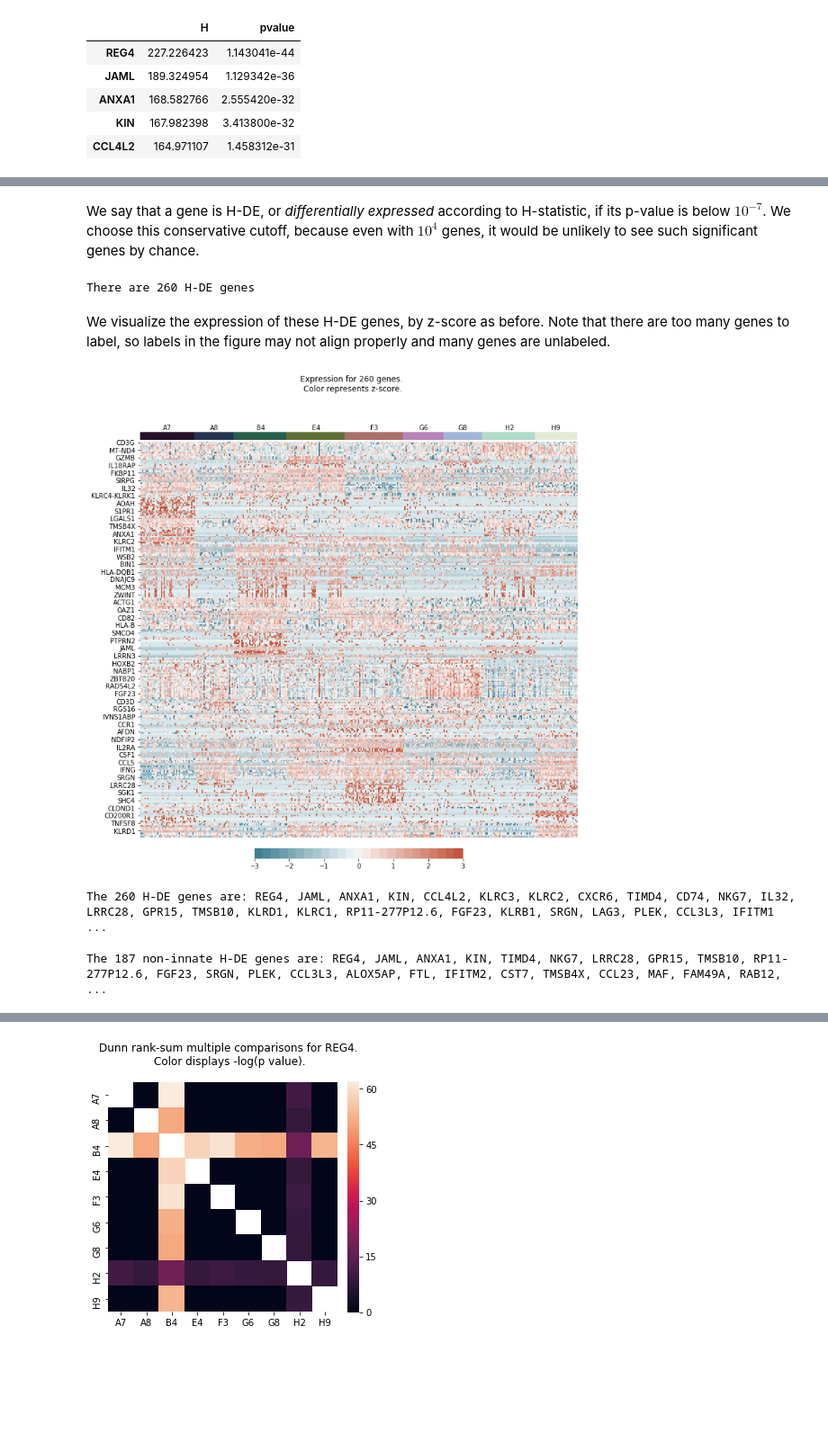
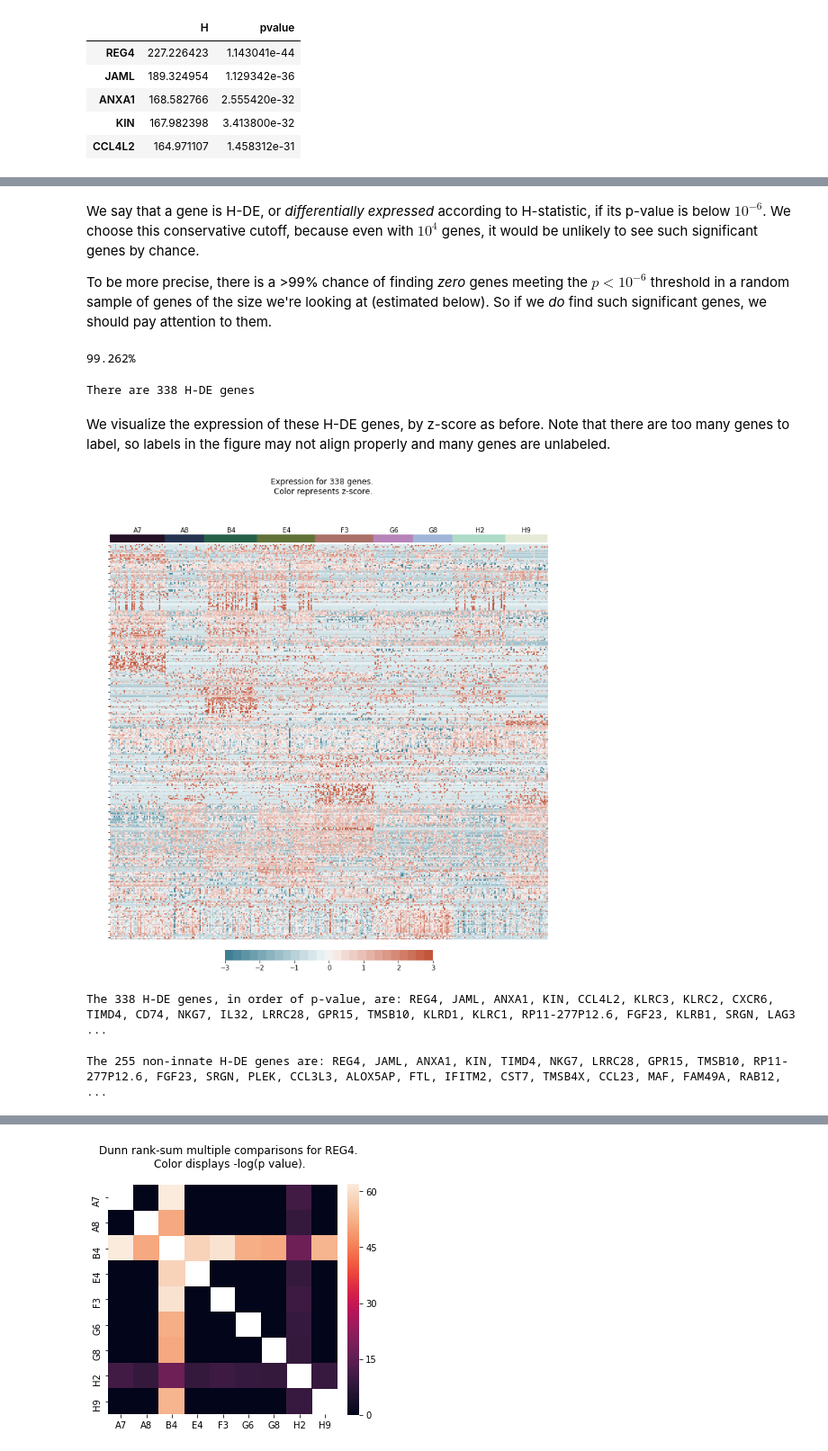
Before and after one commit to MartyWeissman/Clones, a Jupyter notebook: P1902 Analysis.ipynb, the cells around one changed output, grey strips where cells are left out. Shown at 90% size. Drawn from its saved outputs; the diff is of its cells as text; code cells hidden in the pictures; blank space fills up the shorter version.

```diff
--- a/P1902 Analysis.ipynb
+++ b/P1902 Analysis.ipynb
@@ -388,7 +388,7 @@ def sort_by(df, col, valuelist):
     return df
 # %%
 def vis_genebars(ef, mf, genelist, prop, classlist = None,z_score=True, binarize=False,
-                 cutoff = 1.0, num_genes = False, sort=True):
+                 cutoff = 1.0, num_genes = False, sort=True, genelabels = True, fitlabels = False):
     '''
     Visualizes gene expression across cells.
 
@@ -403,6 +403,8 @@ def vis_genebars(ef, mf, genelist, prop, classlist = None,z_score=True, binarize
         cutoff:  The cutoff for binarization.
         num_genes:  Plot an extra row, for the total number of genes expressed.
         sort:  If True, sort and hierarchically cluster the genes.
+        genelabels:  Label the rows by genes if True.
+        fitlabels:  If True, extend the height of the image to fit in all the gene labels.
 
     Returns:
         None.  Just makes a pretty picture.
@@ -431,7 +433,11 @@ def vis_genebars(ef, mf, genelist, prop, classlist = None,z_score=True, binarize
     classes = md[prop].unique()
 
     # Create plot.
-    fig, axes = plt.subplots(2,1, sharex = True, figsize=(12, 12),
+    if fitlabels:
+        figheight = len(genelist) // 4
+    else:
+        figheight = 12
+    fig, axes = plt.subplots(2,1, sharex = True, figsize=(12, figheight),
                              gridspec_kw = {'height_ratios':[0.25, 11.75], 'hspace':0.005})
 
 
@@ -479,7 +485,10 @@ def vis_genebars(ef, mf, genelist, prop, classlist = None,z_score=True, binarize
         top=False,         # ticks along the top edge are off
         labelbottom=False) # labels along the bottom edge are off
 
-    axes[1].tick_params(axis='y', rotation=0)
+    if genelabels:
+        axes[1].tick_params(axis='y', rotation=0)
+    else:
+        axes[1].yaxis.set_ticklabels([])
 
     title = []
     title.append('Expression for {} genes.'.format(len(genelist)))
@@ -1195,23 +1142,29 @@ H_frame.head()
 # %% [markdown]
-We say that a gene is H-DE, or *differentially expressed* according to H-statistic, if its p-value is below $10^{-7}$.  We choose this conservative cutoff, because even with $10^4$ genes, it would be unlikely to see such significant genes by chance.
+We say that a gene is H-DE, or *differentially expressed* according to H-statistic, if its p-value is below $10^{-6}$.  We choose this conservative cutoff, because even with $10^4$ genes, it would be unlikely to see such significant genes by chance.
+
+To be more precise, there is a >99% chance of finding *zero* genes meeting the $p < 10^{-6}$ threshold in a random sample of genes of the size we're looking at (estimated below).  So if we *do* find such significant genes, we should pay attention to them.
+# %%
+print('{:1.3%}'.format( (1 - 1e-6)**len(H_frame) )) # Chance of finding no p<1e-6 genes, under null hypothesis.
+# %% [output]
+99.262%
 # %%
-genes_H = H_frame[ H_frame.pvalue < 1e-7].index
+genes_H = H_frame[ H_frame.pvalue < 1e-6].index
 print('There are {} H-DE genes'.format(len(genes_H)))
 # %% [output]
-There are 260 H-DE genes
+There are 338 H-DE genes
 # %% [markdown]
 We visualize the expression of these H-DE genes, by z-score as before.  Note that there are too many genes to label, so labels in the figure may not align properly and many genes are unlabeled.
 # %%
-vis_genebars(EM, meta_df, genes_H, 'Clone_ID')
+vis_genebars(EM, meta_df, genes_H, 'Clone_ID', genelabels = False)
 # %% [output]
-[figure, old version]
+[figure, new version]
 # %%
-print('The {} H-DE genes are: {}.'.format(len(genes_H), ', '.join(genes_H)))
+print('The {} H-DE genes, in order of p-value, are: {}.'.format(len(genes_H), ', '.join(genes_H)))
 # %% [output]
-The 260 H-DE genes are: REG4, JAML, ANXA1, KIN, CCL4L2, KLRC3, KLRC2, CXCR6, TIMD4, CD74, NKG7, IL32, LRRC28, GPR15, TMSB10, KLRD1, KLRC1, RP11-277P12.6, FGF23, KLRB1, SRGN, LAG3, PLEK, CCL3L3, IFITM1 ...
+The 338 H-DE genes, in order of p-value, are: REG4, JAML, ANXA1, KIN, CCL4L2, KLRC3, KLRC2, CXCR6, TIMD4, CD74, NKG7, IL32, LRRC28, GPR15, TMSB10, KLRD1, KLRC1, RP11-277P12.6, FGF23, KLRB1, SRGN, LAG3 ...
 # %%
 genes_H_notinnate = [gene for gene in genes_H if gene not in genes_innate]
 print('The {} non-innate H-DE genes are: {}'.format(len(genes_H_notinnate), ', '.join(genes_H_notinnate)))
 # %% [output]
-The 187 non-innate H-DE genes are: REG4, JAML, ANXA1, KIN, TIMD4, NKG7, LRRC28, GPR15, TMSB10, RP11-277P12.6, FGF23, SRGN, PLEK, CCL3L3, ALOX5AP, FTL, IFITM2, CST7, TMSB4X, CCL23, MAF, FAM49A, RAB12,  ...
+The 255 non-innate H-DE genes are: REG4, JAML, ANXA1, KIN, TIMD4, NKG7, LRRC28, GPR15, TMSB10, RP11-277P12.6, FGF23, SRGN, PLEK, CCL3L3, ALOX5AP, FTL, IFITM2, CST7, TMSB4X, CCL23, MAF, FAM49A, RAB12,  ...
 # %% [markdown]
```
Also changed, not shown: parts of 137 cells of this notebook, 1 other file.
